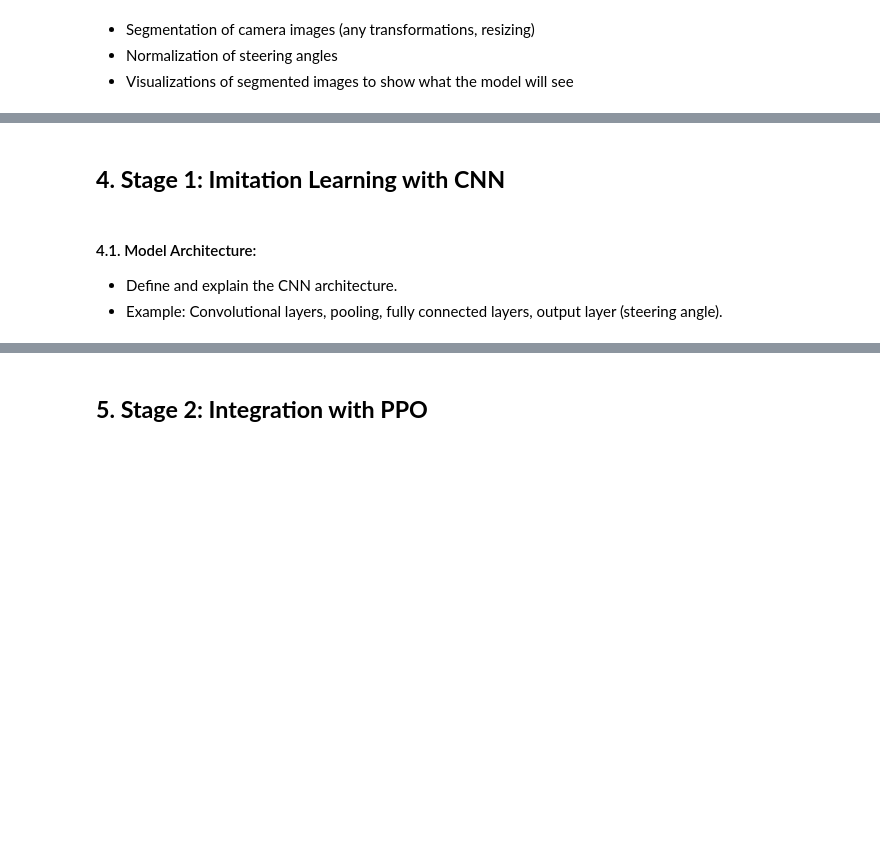
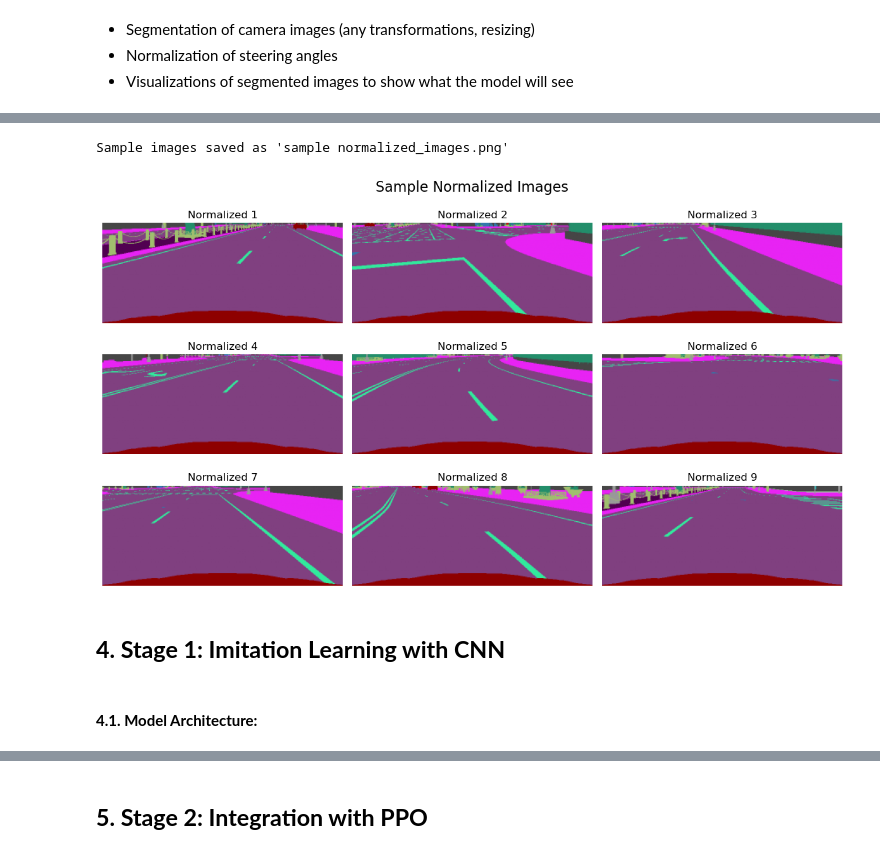
Before and after one commit to daveshenal/Imitation-Initialized-PPO, a Jupyter notebook: imitation_initialized_ppo.ipynb, the cells around one changed output, grey strips where cells are left out. Saved outputs shown, nothing was run; the diff lists cells and outputs as text; code cells hidden in the pictures; blank space fills up the shorter version.

```diff
--- a/imitation_initialized_ppo.ipynb
+++ b/imitation_initialized_ppo.ipynb
@@ -1014,6 +1083,34 @@ plt.show()
+# %%
+# Normalize the images to the range [0, 1] as expected by the model
+normalized_images = []
+
+for img_path in random_images:
+    # Load and crop the image
+    image = cv2.imread(img_path)
+    cropped_image = crop_image(image)
+
+    # Normalize the image (scale pixel values to [0, 1])
+    normalized_image = cropped_image / 255.0
+    normalized_images.append(normalized_image)
+
+# Set up the plot for displaying the normalized images
+fig, axs = plt.subplots(3, 3, figsize=(12, 7))
+fig.suptitle('Sample Normalized Images', fontsize=16)
+
+# Loop through each subplot and display the normalized image
+for i, ax in enumerate(axs.flat):
+    # Display the normalized image
+    ax.imshow(normalized_images[i])
+    ax.axis('off')  # Turn off axis
+    ax.set_title(f"Normalized {i+1}")
+
+# Adjust layout and show the plot
+plt.tight_layout()
+plt.savefig('analysis_plots/sample normalized_images.png', dpi=150, bbox_inches='tight')
+print("Sample images saved as 'sample normalized_images.png'")
+plt.show()
+# %% [output]
+Sample images saved as 'sample normalized_images.png'
+[figure, added]
 # %% [markdown]
 ## **4. Stage 1: Imitation Learning with CNN**
-# %% [markdown]
-#### 4.1. Model Architecture:
-- Define and explain the CNN architecture.
-- Example: Convolutional layers, pooling, fully connected layers, output layer (steering angle).
@@ -1021,0 +1213,2 @@ plt.show()
+# %% [markdown]
+#### **4.1. Model Architecture:**
```
Also changed, not shown: parts of 43 cells of this notebook, 5 other files.
